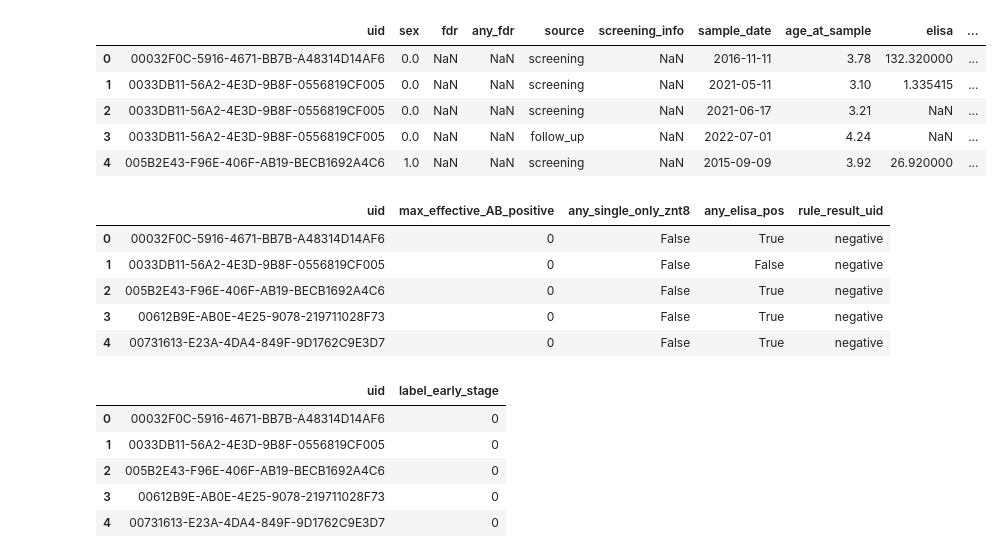
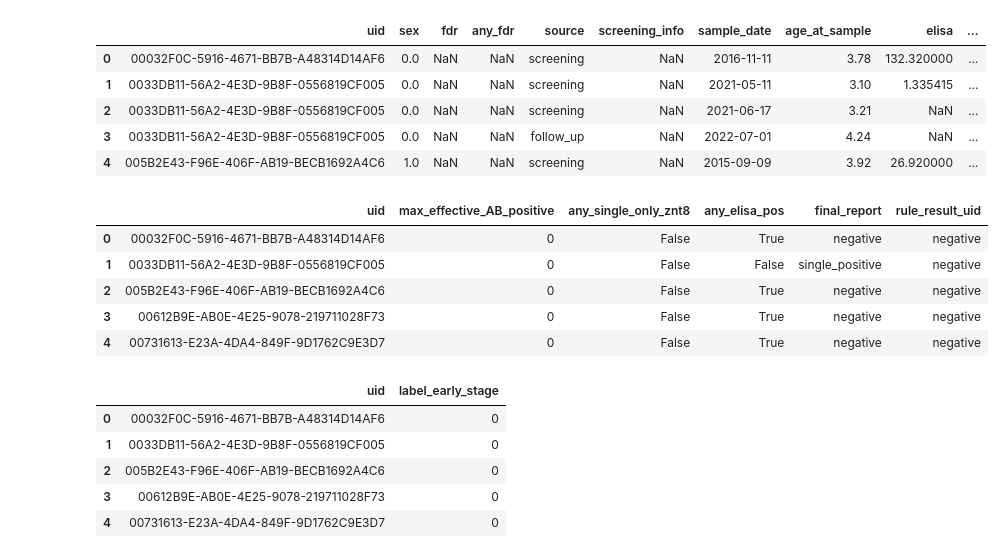
Before and after one commit to raeesay/t1d-early-screening, a Jupyter notebook: dataset1/modelling.ipynb, the cells around one changed output. Drawn from its saved outputs; the diff is of its cells as text; code cells hidden in the pictures.

```diff
--- a/dataset1/modelling.ipynb
+++ b/dataset1/modelling.ipynb
@@ -313,30 +288,34 @@ row_single_only_znt8 = (
 
 df_rules["row_single_only_znt8"] = row_single_only_znt8
 # %%
+# For each UID, aggregate the maximum effective AB positive and whether there is a single only ZNT8 case
+# This is used to classify the UID as `early_stage_T1D`, `single_AB_risk`, or `negative`
 agg_rules = (
     df_rules
+    .sort_values(["uid", "sample_date"])   # ensure time order
     .groupby("uid", as_index=False)
     .agg(
         max_effective_AB_positive=("effective_AB_positive", "max"),
         any_single_only_znt8=("row_single_only_znt8", "max"),
         any_elisa_pos=("elisa_pos", "max"),
+        final_report=("final_report_screening", "last"),
     )
 )
 
 uid_conditions = [
     agg_rules["max_effective_AB_positive"] >= 2,
     (agg_rules["max_effective_AB_positive"] == 1) & (~agg_rules["any_single_only_znt8"]),
     agg_rules["max_effective_AB_positive"] == 0,
 ]
 uid_choices = ["early_stage_T1D", "single_AB_risk", "negative"]
 
 agg_rules["rule_result_uid"] = np.select(uid_conditions, uid_choices, default="negative")
 agg_rules.head()
 # %% [output]
-|  | uid | max_effective_AB_positive | any_single_only_znt8 | any_elisa_pos | rule_result_uid |
-| 0 | 00032F0C-5916-4671-BB7B-A48314D14AF6 | 0 | False | True | negative |
-| 1 | 0033DB11-56A2-4E3D-9B8F-0556819CF005 | 0 | False | False | negative |
-| 2 | 005B2E43-F96E-406F-AB19-BECB1692A4C6 | 0 | False | True | negative |
-| 3 | 00612B9E-AB0E-4E25-9078-219711028F73 | 0 | False | True | negative |
-| 4 | 00731613-E23A-4DA4-849F-9D1762C9E3D7 | 0 | False | True | negative |
+|  | uid | max_effective_AB_positive | any_single_only_znt8 | any_elisa_pos | final_report | rule_result_uid |
+| 0 | 00032F0C-5916-4671-BB7B-A48314D14AF6 | 0 | False | True | negative | negative |
+| 1 | 0033DB11-56A2-4E3D-9B8F-0556819CF005 | 0 | False | False | single_positive | negative |
+| 2 | 005B2E43-F96E-406F-AB19-BECB1692A4C6 | 0 | False | True | negative | negative |
+| 3 | 00612B9E-AB0E-4E25-9078-219711028F73 | 0 | False | True | negative | negative |
+| 4 | 00731613-E23A-4DA4-849F-9D1762C9E3D7 | 0 | False | True | negative | negative |
 # %%
```
Also changed, not shown: parts of 36 cells of this notebook, 2 other files.
